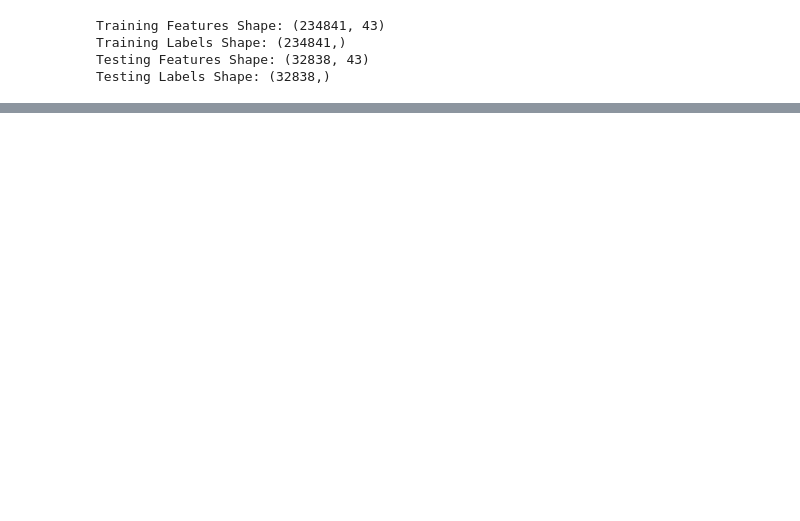
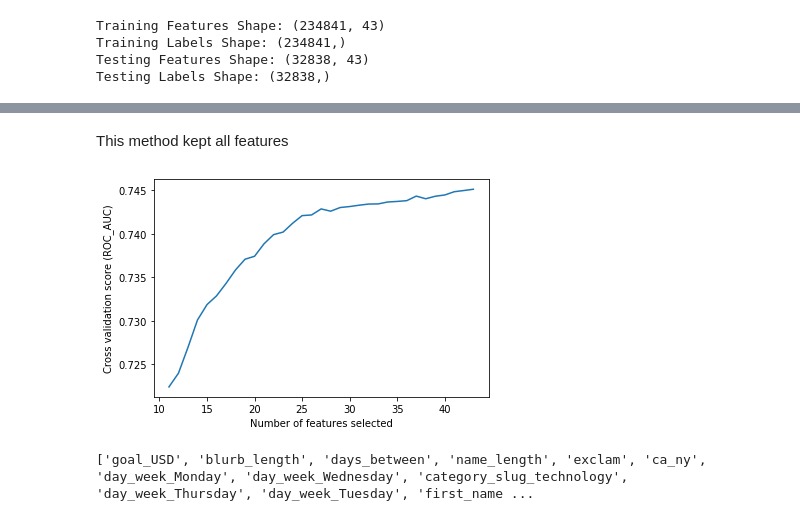
Before and after one commit to dwitten392/Springboard---DW, a Jupyter notebook: Capstone 1 - Kickstarter/Kickstarter Projects - Modeling.ipynb, the cells around one changed output, grey strips where cells are left out. Saved outputs shown, nothing was run; the diff lists cells and outputs as text; code cells hidden in the pictures; blank space fills up the shorter version.

```diff
--- a/Capstone 1 - Kickstarter/Kickstarter Projects - Modeling.ipynb
+++ b/Capstone 1 - Kickstarter/Kickstarter Projects - Modeling.ipynb
@@ -1211,0 +1264,16 @@ fi.head(10)
+# %% [markdown]
+This method kept all features
+# %%
+#DO NOT RERUN
+plt.figure()
+plt.xlabel("Number of features selected")
+plt.ylabel("Cross validation score (ROC_AUC)")
+plt.plot(range(11, len(rfecv.grid_scores_) + 11), rfecv.grid_scores_)
+plt.show()
+# %% [output]
+[figure, added]
+# %%
+reduced_features = list(fi['feature'].loc[fi.importance >= .005])
+print(reduced_features)
+# %% [output]
+['goal_USD', 'blurb_length', 'days_between', 'name_length', 'exclam', 'ca_ny', 'day_week_Monday', 'day_week_Wednesday', 'category_slug_technology', 'day_week_Thursday', 'day_week_Tuesday', 'first_name ...
```
Also changed, not shown: parts of 62 cells of this notebook.
